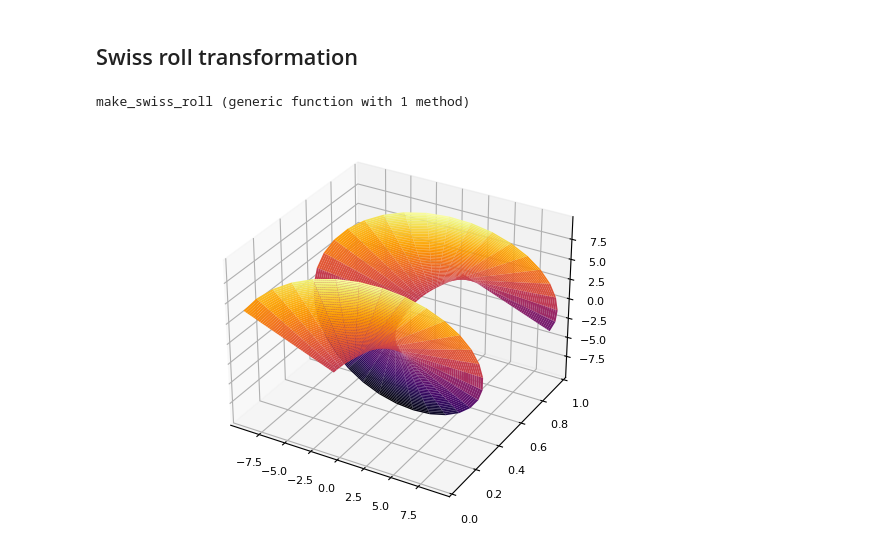
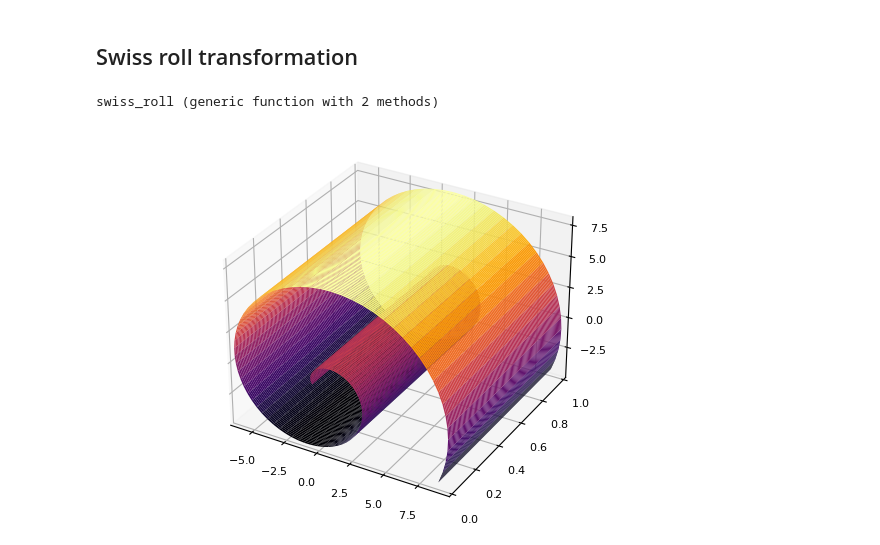
Before and after one commit to Topology-and-Data/manifold-learning, a Jupyter notebook: Manifold_Learning_Intro.ipynb, the cells around one changed output. Saved outputs shown, nothing was run; the diff lists cells and outputs as text; code cells hidden in the pictures.

Commit message:
Add swiss roll manifold example

```diff
--- a/Manifold_Learning_Intro.ipynb
+++ b/Manifold_Learning_Intro.ipynb
@@ -153,25 +153,24 @@ MNIST.convert2image(train_x[:, :, 2])
 # train_y[2]
 # %% [markdown]
 ## Swiss roll transformation
-# %%
-function make_swiss_roll(n)
-    """
-    Continuous swiss-roll shaped manifold
-    """
-    t = range(0, 1, length = n)
-    u = t
-    v = @. 3π / 2 * (0.1 + 2t)
-    # Swiss roll transformation
-    x = @. -v * cos(v)'
-    y = u'
-    z = @. v * sin(v)'
-    return x, y, z
-end
-# %% [output]
-make_swiss_roll (generic function with 1 method)
 # %%
-plot_3 = plot(
-    make_swiss_roll(50), seriestype = :surface, legend = false,
-)
+function swiss_roll(n = 500)
+    """
+    Continuous swiss-roll shaped manifold
+    """
+    t = range(0, 1, length = n)
+    u = @. 3π / 2 * (0.1 + 2t)'
+    # Swiss roll transformation
+    x = [-v * cos(v) for v in u]
+    y = @. ones(n)' * t
+    z = [v * sin(v) for v in u]
+    return x, y, z
+end
 # %% [output]
-[figure, removed]
+swiss_roll (generic function with 2 methods)
+# %%
+plot_3 = plot(
+    swiss_roll(100), seriestype = :surface, legend = false,
+)
+# %% [output]
+[figure, added]
```
Also changed, not shown: parts of 5 cells of this notebook.
